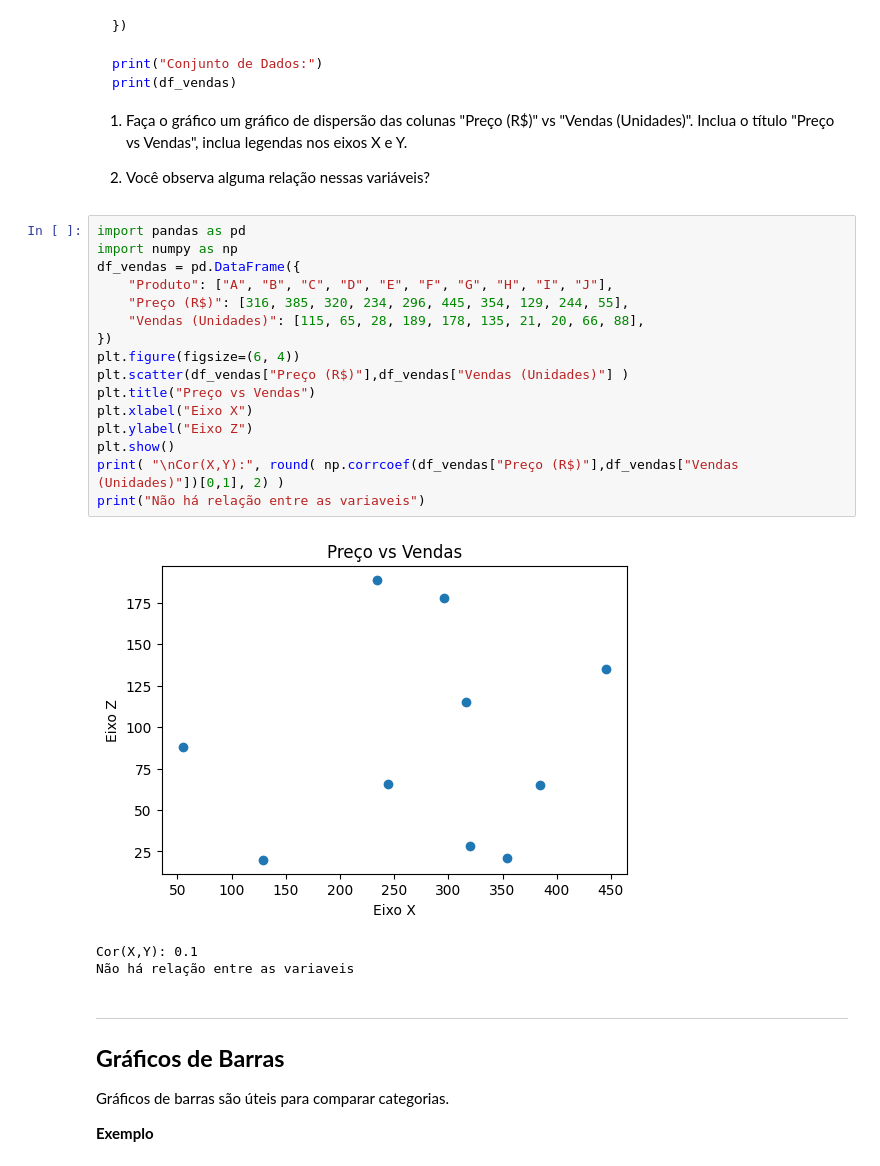
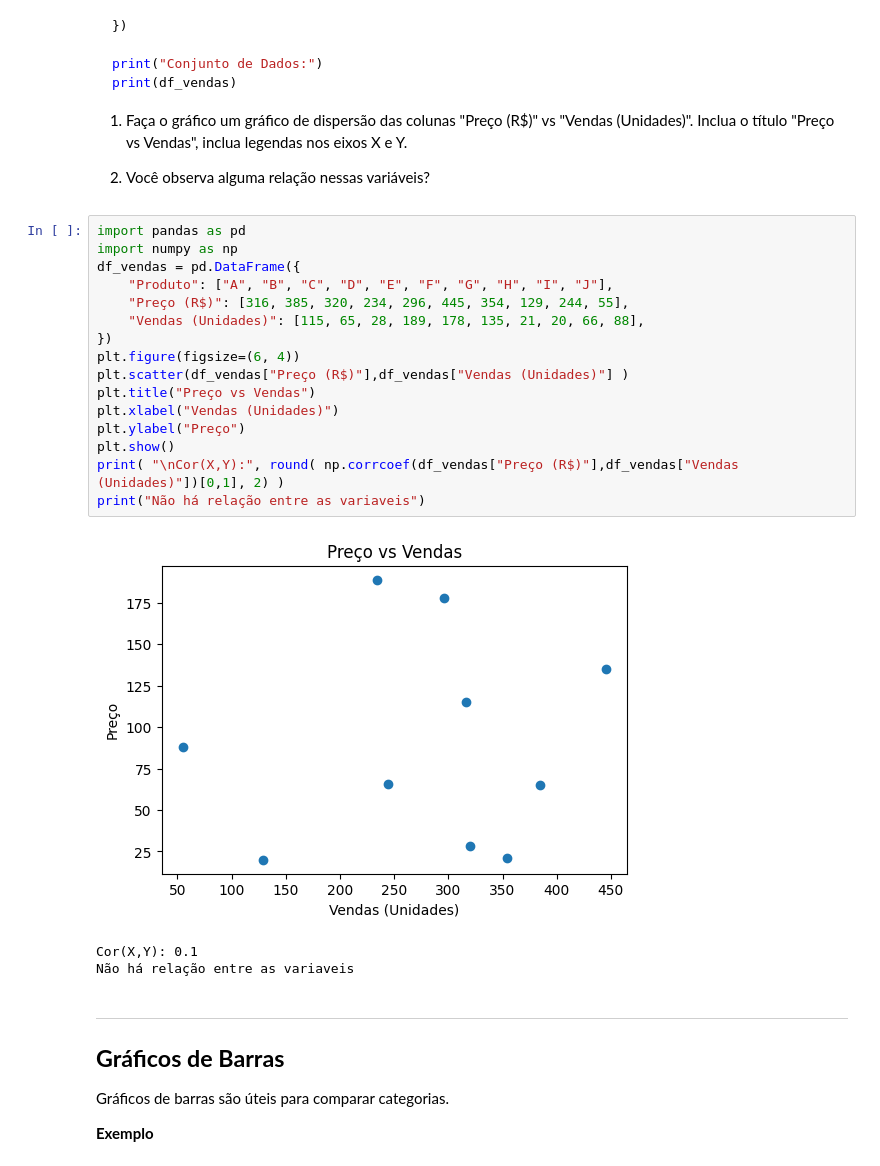
Before and after one commit to py241012525/CEE2, a Jupyter notebook: aulas.ipynb, the cells around one changed output. Saved outputs shown, nothing was run; the diff lists cells and outputs as text.

```diff
--- a/aulas.ipynb
+++ b/aulas.ipynb
@@ -4056,21 +4056,21 @@ print(df_vendas)
 # %%
 import pandas as pd
 import numpy as np
 df_vendas = pd.DataFrame({
     "Produto": ["A", "B", "C", "D", "E", "F", "G", "H", "I", "J"],
     "Preço (R$)": [316, 385, 320, 234, 296, 445, 354, 129, 244, 55],
     "Vendas (Unidades)": [115, 65, 28, 189, 178, 135, 21, 20, 66, 88],
 })
 plt.figure(figsize=(6, 4))
 plt.scatter(df_vendas["Preço (R$)"],df_vendas["Vendas (Unidades)"] )
 plt.title("Preço vs Vendas")
-plt.xlabel("Eixo X")
-plt.ylabel("Eixo Z")
+plt.xlabel("Vendas (Unidades)")
+plt.ylabel("Preço")
 plt.show()
 print( "\nCor(X,Y):", round( np.corrcoef(df_vendas["Preço (R$)"],df_vendas["Vendas (Unidades)"])[0,1], 2) )
 print("Não há relação entre as variaveis")
 # %% [output]
-[figure, old version]
+[figure, new version]
 Cor(X,Y): 0.1
 Não há relação entre as variaveis
 # %% [markdown]
```
Also changed, not shown: parts of 3 cells of this notebook.
